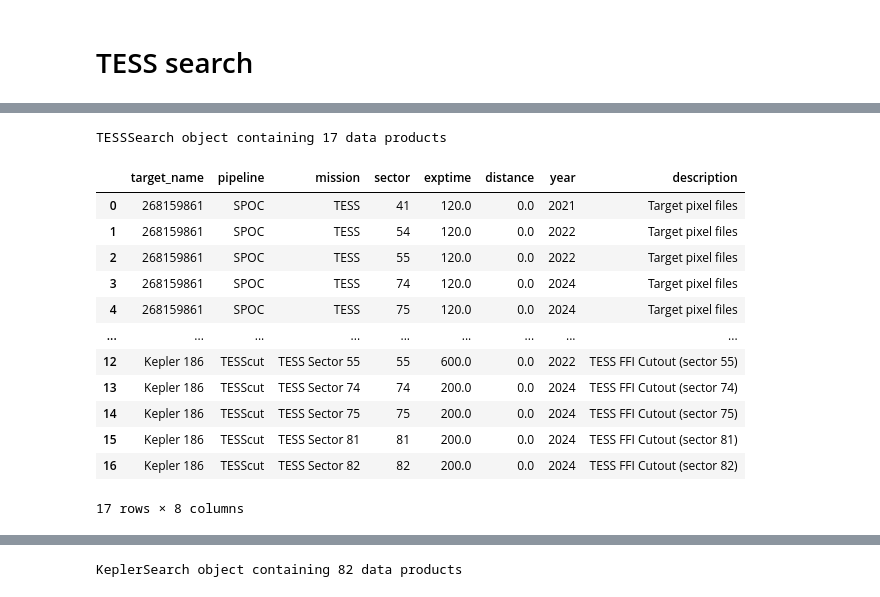
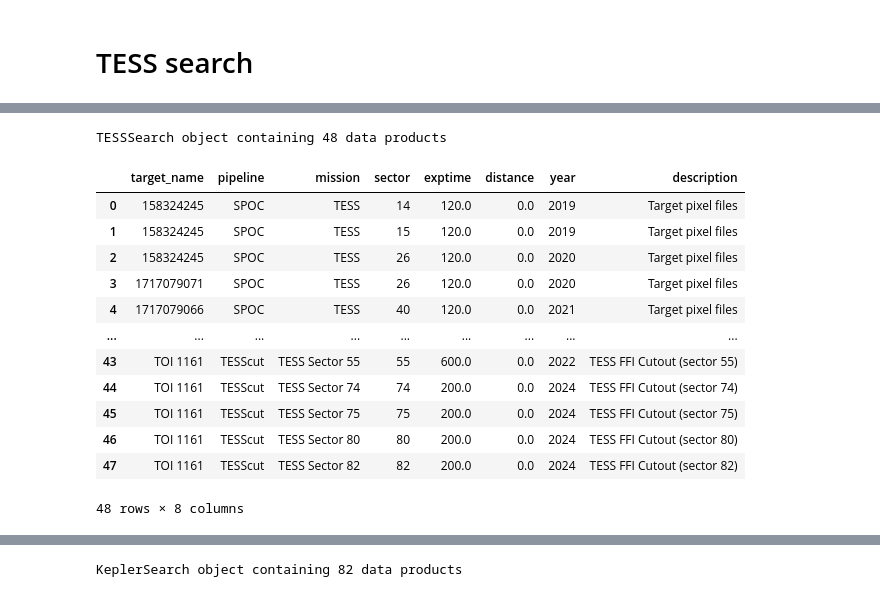
Before and after one commit to lightkurve/lksearch, a Jupyter notebook: docs/tutorials/Example_searches.ipynb, the cells around one changed output, grey strips where cells are left out. Saved outputs shown, nothing was run; the diff lists cells and outputs as text; code cells hidden in the pictures.

```diff
--- a/docs/tutorials/Example_searches.ipynb
+++ b/docs/tutorials/Example_searches.ipynb
@@ -87,7 +115,7 @@ By default, MASTSearch returns any available data provided by a *mission* pipeli
 # %% [markdown]
 # TESS search
 # %%
-# Search for TESS data. This by default includes both HLSPs and FFI cutouts.
-Kep186 = TESSSearch('Kepler 186')
-Kep186
+# Search for TESS data only. This by default includes both HLSPs and FFI cutouts.
+toi = TESSSearch('TOI 1161')
+toi
 # %% [output]
@@ -131,21 +159,21 @@ TESSSearch object containing 20 data products
 # %%
 # Only return cubedata (TPF) products
 # NOTE: Only TESS provides FFI cutouts
-Kep186_TESScube = Kep186.cubedata
-Kep186_TESScube
+toi_cube = toi.cubedata
+toi_cube
 # %% [output]
-TESSSearch object containing 17 data products
+TESSSearch object containing 48 data products
 |  | target_name | pipeline | mission | sector | exptime | distance | year | description |
-| 0 | 268159861 | SPOC | TESS | 41 | 120.0 | 0.0 | 2021 | Target pixel files |
-| 1 | 268159861 | SPOC | TESS | 54 | 120.0 | 0.0 | 2022 | Target pixel files |
-| 2 | 268159861 | SPOC | TESS | 55 | 120.0 | 0.0 | 2022 | Target pixel files |
-| 3 | 268159861 | SPOC | TESS | 74 | 120.0 | 0.0 | 2024 | Target pixel files |
-| 4 | 268159861 | SPOC | TESS | 75 | 120.0 | 0.0 | 2024 | Target pixel files |
+| 0 | 158324245 | SPOC | TESS | 14 | 120.0 | 0.0 | 2019 | Target pixel files |
+| 1 | 158324245 | SPOC | TESS | 15 | 120.0 | 0.0 | 2019 | Target pixel files |
+| 2 | 158324245 | SPOC | TESS | 26 | 120.0 | 0.0 | 2020 | Target pixel files |
+| 3 | 1717079071 | SPOC | TESS | 26 | 120.0 | 0.0 | 2020 | Target pixel files |
+| 4 | 1717079066 | SPOC | TESS | 40 | 120.0 | 0.0 | 2021 | Target pixel files |
 | ... | ... | ... | ... | ... | ... | ... | ... | ... |
-| 12 | Kepler 186 | TESScut | TESS Sector 55 | 55 | 600.0 | 0.0 | 2022 | TESS FFI Cutout (sector 55) |
-| 13 | Kepler 186 | TESScut | TESS Sector 74 | 74 | 200.0 | 0.0 | 2024 | TESS FFI Cutout (sector 74) |
-| 14 | Kepler 186 | TESScut | TESS Sector 75 | 75 | 200.0 | 0.0 | 2024 | TESS FFI Cutout (sector 75) |
-| 15 | Kepler 186 | TESScut | TESS Sector 81 | 81 | 200.0 | 0.0 | 2024 | TESS FFI Cutout (sector 81) |
-| 16 | Kepler 186 | TESScut | TESS Sector 82 | 82 | 200.0 | 0.0 | 2024 | TESS FFI Cutout (sector 82) |
+| 43 | TOI 1161 | TESScut | TESS Sector 55 | 55 | 600.0 | 0.0 | 2022 | TESS FFI Cutout (sector 55) |
+| 44 | TOI 1161 | TESScut | TESS Sector 74 | 74 | 200.0 | 0.0 | 2024 | TESS FFI Cutout (sector 74) |
+| 45 | TOI 1161 | TESScut | TESS Sector 75 | 75 | 200.0 | 0.0 | 2024 | TESS FFI Cutout (sector 75) |
+| 46 | TOI 1161 | TESScut | TESS Sector 80 | 80 | 200.0 | 0.0 | 2024 | TESS FFI Cutout (sector 80) |
+| 47 | TOI 1161 | TESScut | TESS Sector 82 | 82 | 200.0 | 0.0 | 2024 | TESS FFI Cutout (sector 82) |
-17 rows × 8 columns
+48 rows × 8 columns
 # %%
```
Also changed, not shown: parts of 60 cells of this notebook.
